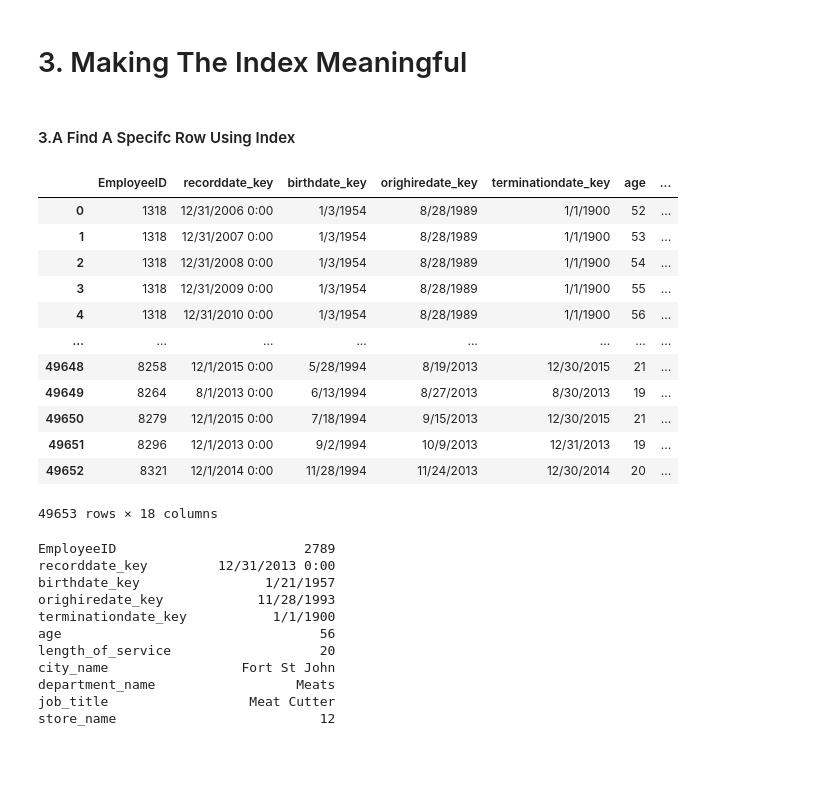
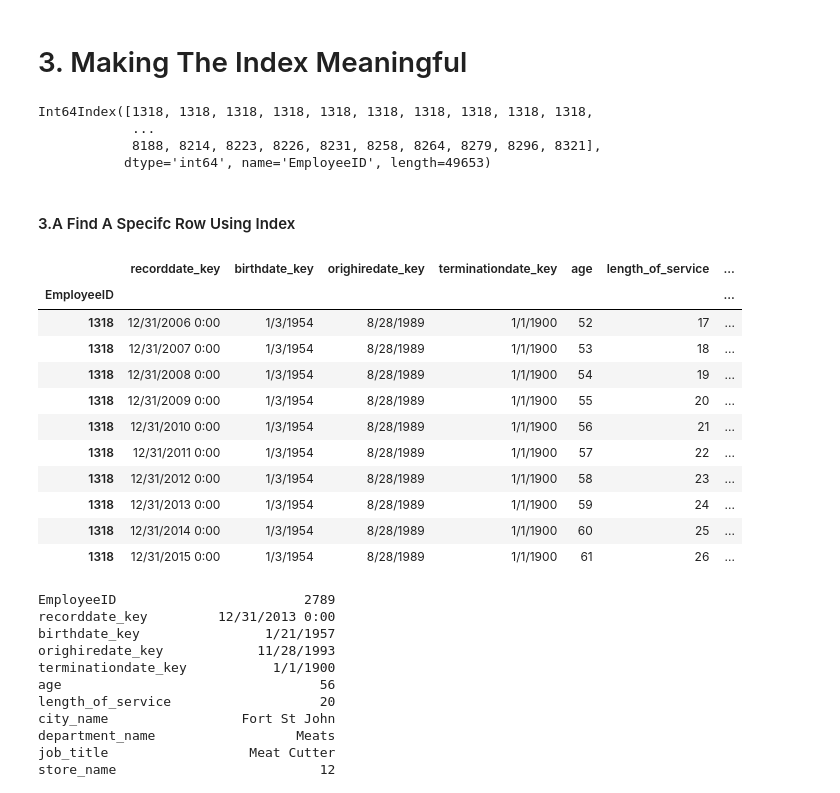
Before and after one commit to RojeshDhakal/IOD, a Jupyter notebook: Module 1/Labs 1/Lab 1.2.2 Pandas Lab.ipynb, the cells around one changed output. Saved outputs shown, nothing was run; the diff lists cells and outputs as text; code cells hidden in the pictures; blank space fills up the shorter version.

```diff
--- a/Module 1/Labs 1/Lab 1.2.2 Pandas Lab.ipynb
+++ b/Module 1/Labs 1/Lab 1.2.2 Pandas Lab.ipynb
@@ -272,21 +270,29 @@ df[columns].describe()
+# %%
+# A:
+df.set_index("EmployeeID", inplace=True)
+print(df.index)
+# %% [output]
+Int64Index([1318, 1318, 1318, 1318, 1318, 1318, 1318, 1318, 1318, 1318,
+            ...
+            8188, 8214, 8223, 8226, 8231, 8258, 8264, 8279, 8296, 8321],
+           dtype='int64', name='EmployeeID', length=49653)
 # %% [markdown]
 #### 3.A Find A Specifc Row Using Index
 # %%
-df
+df.loc[1318]
 # %% [output]
-|  | EmployeeID | recorddate_key | birthdate_key | orighiredate_key | terminationdate_key | age | ... |
-| 0 | 1318 | 12/31/2006 0:00 | 1/3/1954 | 8/28/1989 | 1/1/1900 | 52 | ... |
-| 1 | 1318 | 12/31/2007 0:00 | 1/3/1954 | 8/28/1989 | 1/1/1900 | 53 | ... |
-| 2 | 1318 | 12/31/2008 0:00 | 1/3/1954 | 8/28/1989 | 1/1/1900 | 54 | ... |
-| 3 | 1318 | 12/31/2009 0:00 | 1/3/1954 | 8/28/1989 | 1/1/1900 | 55 | ... |
-| 4 | 1318 | 12/31/2010 0:00 | 1/3/1954 | 8/28/1989 | 1/1/1900 | 56 | ... |
-| ... | ... | ... | ... | ... | ... | ... | ... |
-| 49648 | 8258 | 12/1/2015 0:00 | 5/28/1994 | 8/19/2013 | 12/30/2015 | 21 | ... |
-| 49649 | 8264 | 8/1/2013 0:00 | 6/13/1994 | 8/27/2013 | 8/30/2013 | 19 | ... |
-| 49650 | 8279 | 12/1/2015 0:00 | 7/18/1994 | 9/15/2013 | 12/30/2015 | 21 | ... |
-| 49651 | 8296 | 12/1/2013 0:00 | 9/2/1994 | 10/9/2013 | 12/31/2013 | 19 | ... |
-| 49652 | 8321 | 12/1/2014 0:00 | 11/28/1994 | 11/24/2013 | 12/30/2014 | 20 | ... |
+|  | recorddate_key | birthdate_key | orighiredate_key | terminationdate_key | age | length_of_service | ... |
+| EmployeeID |  |  |  |  |  |  | ... |
+| 1318 | 12/31/2006 0:00 | 1/3/1954 | 8/28/1989 | 1/1/1900 | 52 | 17 | ... |
+| 1318 | 12/31/2007 0:00 | 1/3/1954 | 8/28/1989 | 1/1/1900 | 53 | 18 | ... |
+| 1318 | 12/31/2008 0:00 | 1/3/1954 | 8/28/1989 | 1/1/1900 | 54 | 19 | ... |
+| 1318 | 12/31/2009 0:00 | 1/3/1954 | 8/28/1989 | 1/1/1900 | 55 | 20 | ... |
+| 1318 | 12/31/2010 0:00 | 1/3/1954 | 8/28/1989 | 1/1/1900 | 56 | 21 | ... |
+| 1318 | 12/31/2011 0:00 | 1/3/1954 | 8/28/1989 | 1/1/1900 | 57 | 22 | ... |
+| 1318 | 12/31/2012 0:00 | 1/3/1954 | 8/28/1989 | 1/1/1900 | 58 | 23 | ... |
+| 1318 | 12/31/2013 0:00 | 1/3/1954 | 8/28/1989 | 1/1/1900 | 59 | 24 | ... |
+| 1318 | 12/31/2014 0:00 | 1/3/1954 | 8/28/1989 | 1/1/1900 | 60 | 25 | ... |
+| 1318 | 12/31/2015 0:00 | 1/3/1954 | 8/28/1989 | 1/1/1900 | 61 | 26 | ... |
-49653 rows × 18 columns
 # %%
 # A:
 df.loc[8321]
```
Also changed, not shown: parts of 4 cells of this notebook, 2 other files.
